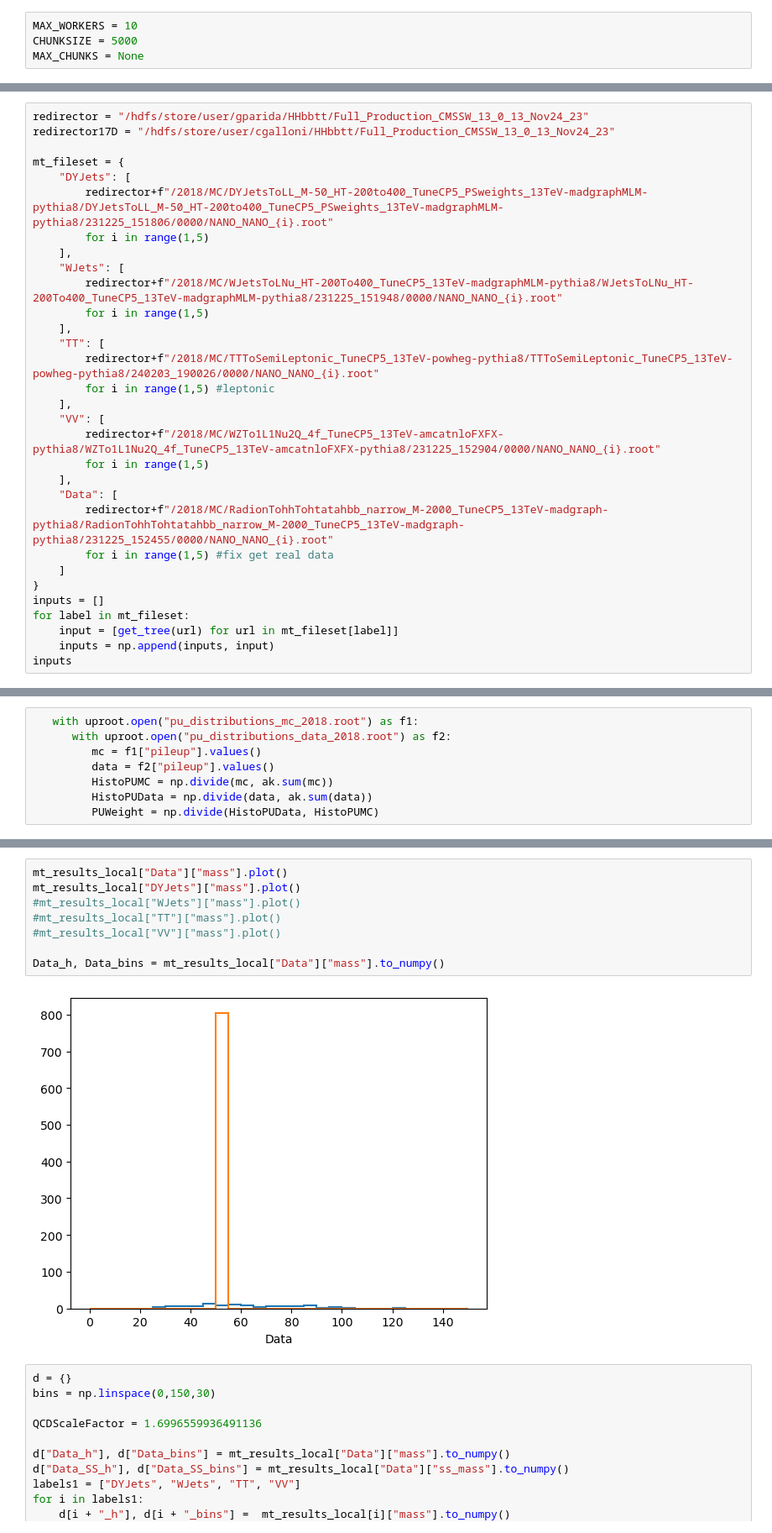
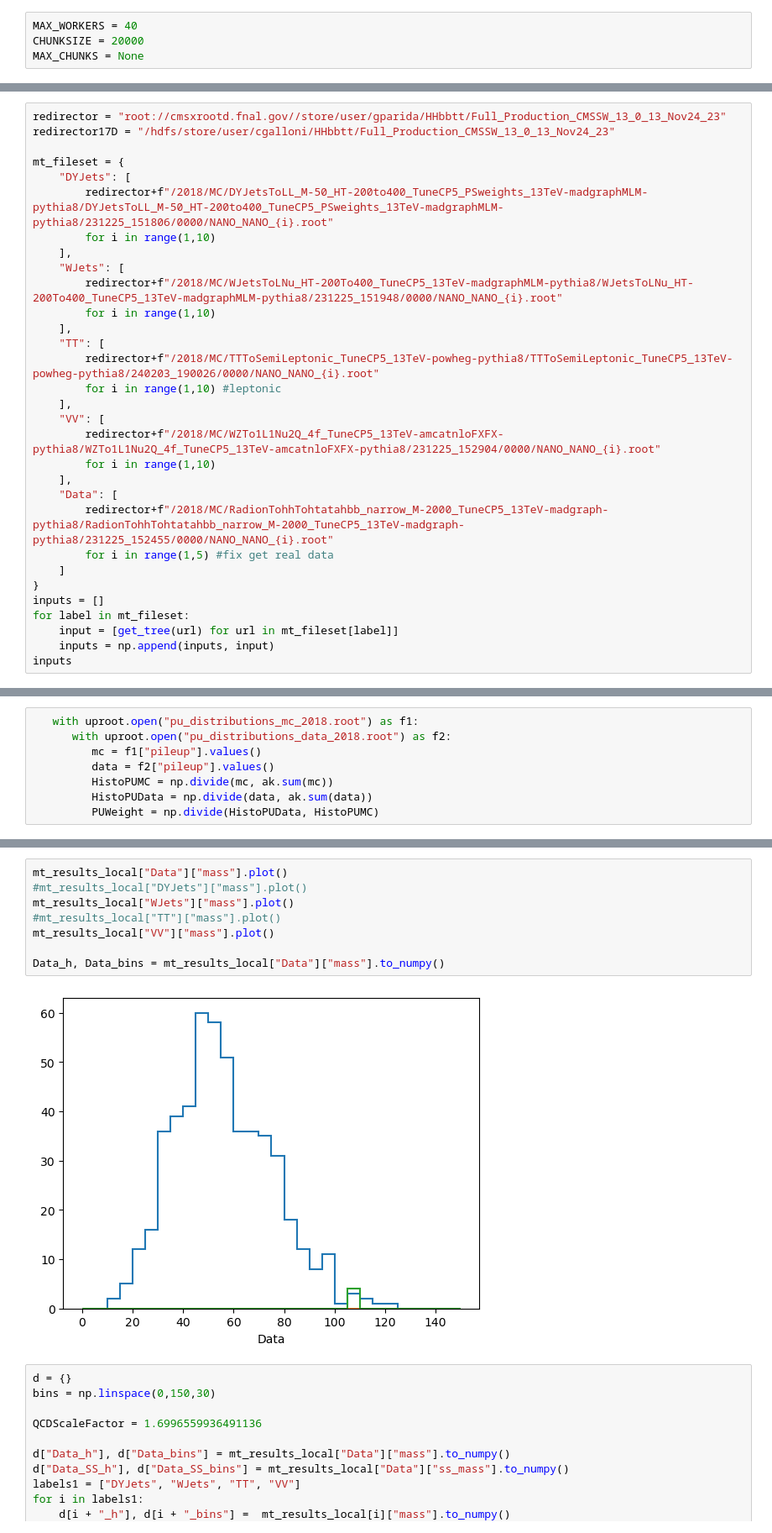
Before and after one commit to mettnereli/Radion-DiHiggs-4Tau, a Jupyter notebook: NanoRun/NanoSkim.ipynb, the cells around one changed output, grey strips where cells are left out. Shown at 84% size. Saved outputs shown, nothing was run; the diff lists cells and outputs as text.

```diff
--- a/NanoRun/NanoSkim.ipynb
+++ b/NanoRun/NanoSkim.ipynb
@@ -24,33 +24,33 @@ from dask import delayed
 from dask.distributed import Client
 from dask_jobqueue import HTCondorCluster
 # %%
-MAX_WORKERS = 10
-CHUNKSIZE = 5000
+MAX_WORKERS = 40
+CHUNKSIZE = 20000
 MAX_CHUNKS = None
 # %%
 @delayed(pure=True)
 def get_tree(url):
     return uproot.open(url)["Events"]
 # %%
-redirector = "/hdfs/store/user/gparida/HHbbtt/Full_Production_CMSSW_13_0_13_Nov24_23"
+redirector = "root://cmsxrootd.fnal.gov//store/user/gparida/HHbbtt/Full_Production_CMSSW_13_0_13_Nov24_23"
 redirector17D = "/hdfs/store/user/cgalloni/HHbbtt/Full_Production_CMSSW_13_0_13_Nov24_23"
 
 mt_fileset = {
     "DYJets": [
         redirector+f"/2018/MC/DYJetsToLL_M-50_HT-200to400_TuneCP5_PSweights_13TeV-madgraphMLM-pythia8/DYJetsToLL_M-50_HT-200to400_TuneCP5_PSweights_13TeV-madgraphMLM-pythia8/231225_151806/0000/NANO_NANO_{i}.root"
-        for i in range(1,5)
+        for i in range(1,10)
     ],
     "WJets": [
         redirector+f"/2018/MC/WJetsToLNu_HT-200To400_TuneCP5_13TeV-madgraphMLM-pythia8/WJetsToLNu_HT-200To400_TuneCP5_13TeV-madgraphMLM-pythia8/231225_151948/0000/NANO_NANO_{i}.root"
-        for i in range(1,5)
+        for i in range(1,10)
     ],
     "TT": [
         redirector+f"/2018/MC/TTToSemiLeptonic_TuneCP5_13TeV-powheg-pythia8/TTToSemiLeptonic_TuneCP5_13TeV-powheg-pythia8/240203_190026/0000/NANO_NANO_{i}.root"
-        for i in range(1,5) #leptonic
+        for i in range(1,10) #leptonic
     ],
     "VV": [
         redirector+f"/2018/MC/WZTo1L1Nu2Q_4f_TuneCP5_13TeV-amcatnloFXFX-pythia8/WZTo1L1Nu2Q_4f_TuneCP5_13TeV-amcatnloFXFX-pythia8/231225_152904/0000/NANO_NANO_{i}.root"
-        for i in range(1,5)
+        for i in range(1,10)
     ],
     "Data": [
         redirector+f"/2018/MC/RadionTohhTohtatahbb_narrow_M-2000_TuneCP5_13TeV-madgraph-pythia8/RadionTohhTohtatahbb_narrow_M-2000_TuneCP5_13TeV-madgraph-pythia8/231225_152455/0000/NANO_NANO_{i}.root"
@@ -638,13 +608,13 @@ dict_items([('Data', {'mass': Hist(Regular(30, 0, 150, underflow=False, overflow
 # %%
 mt_results_local["Data"]["mass"].plot()
-mt_results_local["DYJets"]["mass"].plot()
-#mt_results_local["WJets"]["mass"].plot()
+#mt_results_local["DYJets"]["mass"].plot()
+mt_results_local["WJets"]["mass"].plot()
 #mt_results_local["TT"]["mass"].plot()
-#mt_results_local["VV"]["mass"].plot()
+mt_results_local["VV"]["mass"].plot()
 
 Data_h, Data_bins = mt_results_local["Data"]["mass"].to_numpy()
 # %% [output]
-[figure, old version]
+[figure, new version]
 # %%
 d = {}
 bins = np.linspace(0,150,30)
```
Also changed, not shown: parts of 14 cells of this notebook.
